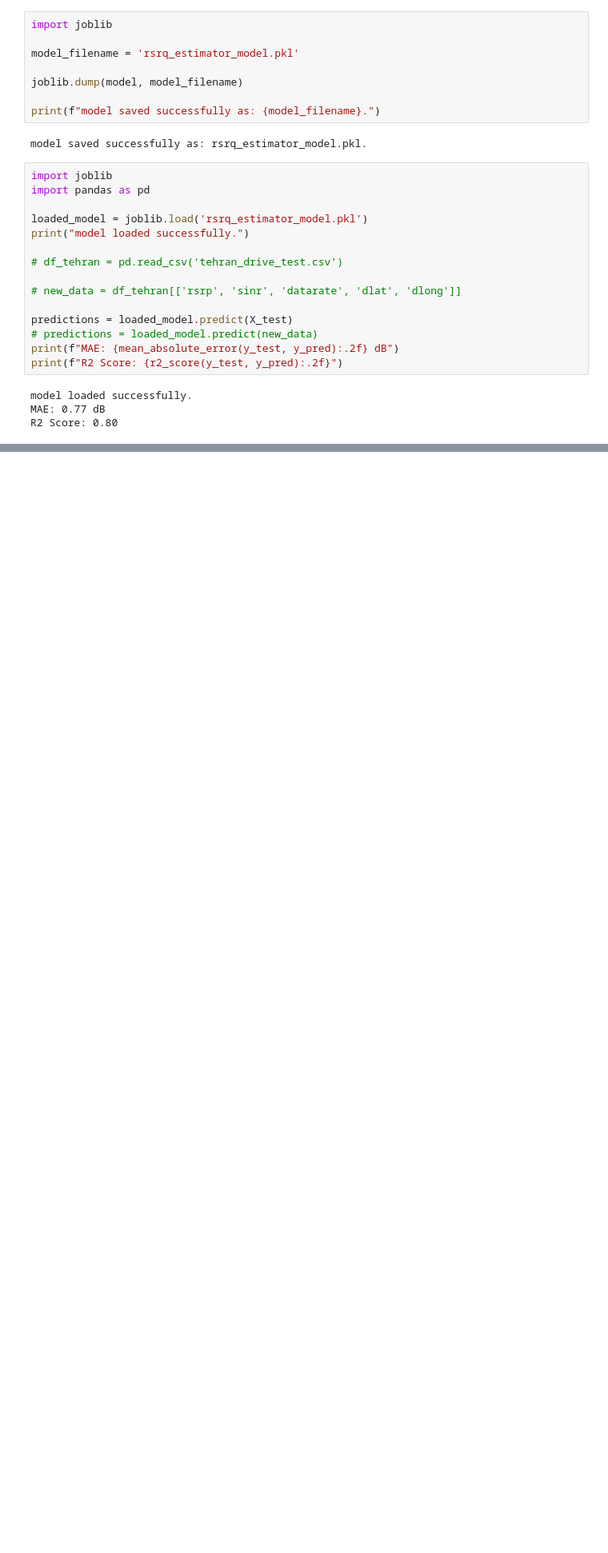
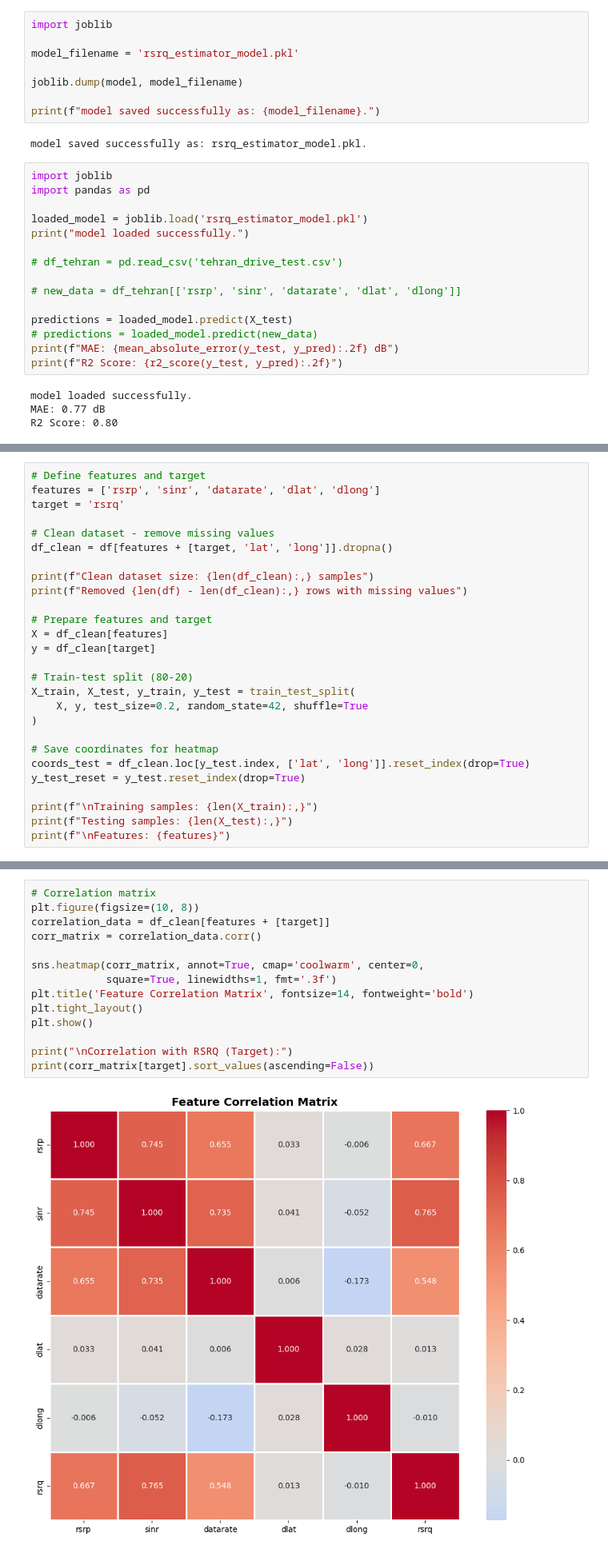
Before and after one commit to tahamusvi/LTE-RSRQ-Estimation-ML, a Jupyter notebook: Salzburg/test.ipynb, the cells around one changed output, grey strips where cells are left out. Shown at 80% size. Saved outputs shown, nothing was run; the diff lists cells and outputs as text; blank space fills up the shorter version.

```diff
--- a/Salzburg/test.ipynb
+++ b/Salzburg/test.ipynb
@@ -118,0 +185,27 @@ R2 Score: 0.80
+# %%
+# Define features and target
+features = ['rsrp', 'sinr', 'datarate', 'dlat', 'dlong']
+target = 'rsrq'
+
+# Clean dataset - remove missing values
+df_clean = df[features + [target, 'lat', 'long']].dropna()
+
+print(f"Clean dataset size: {len(df_clean):,} samples")
+print(f"Removed {len(df) - len(df_clean):,} rows with missing values")
+
+# Prepare features and target
+X = df_clean[features]
+y = df_clean[target]
+
+# Train-test split (80-20)
+X_train, X_test, y_train, y_test = train_test_split(
+    X, y, test_size=0.2, random_state=42, shuffle=True
+)
+
+# Save coordinates for heatmap
+coords_test = df_clean.loc[y_test.index, ['lat', 'long']].reset_index(drop=True)
+y_test_reset = y_test.reset_index(drop=True)
+
+print(f"\nTraining samples: {len(X_train):,}")
+print(f"Testing samples: {len(X_test):,}")
+print(f"\nFeatures: {features}")
@@ -118,0 +222,16 @@ R2 Score: 0.80
+# %%
+# Correlation matrix
+plt.figure(figsize=(10, 8))
+correlation_data = df_clean[features + [target]]
+corr_matrix = correlation_data.corr()
+
+sns.heatmap(corr_matrix, annot=True, cmap='coolwarm', center=0,
+            square=True, linewidths=1, fmt='.3f')
+plt.title('Feature Correlation Matrix', fontsize=14, fontweight='bold')
+plt.tight_layout()
+plt.show()
+
+print("\nCorrelation with RSRQ (Target):")
+print(corr_matrix[target].sort_values(ascending=False))
+# %% [output]
+[figure, added]
```
Also changed, not shown: parts of 31 cells of this notebook, 2 other files.
